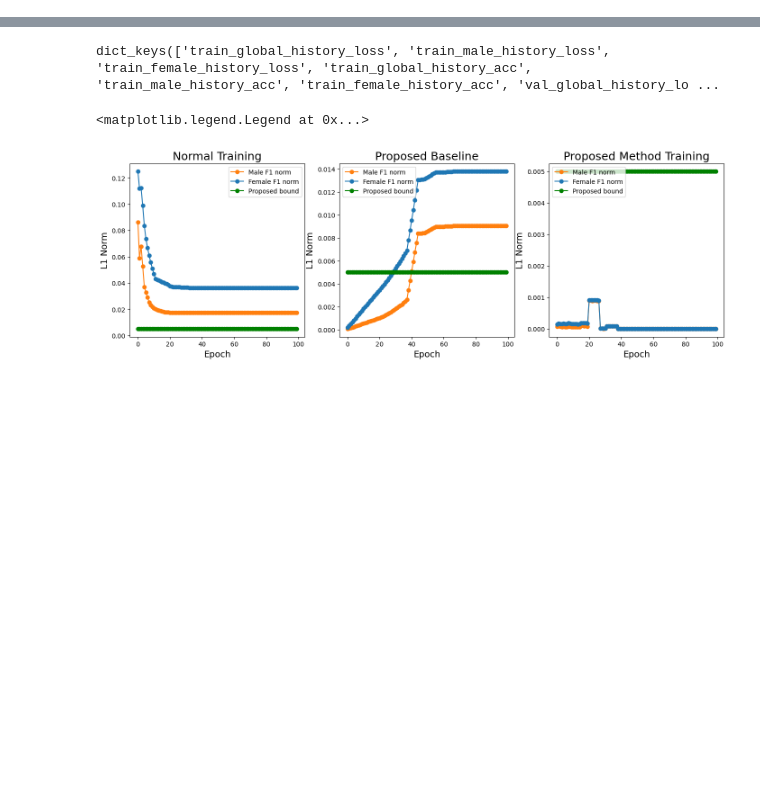
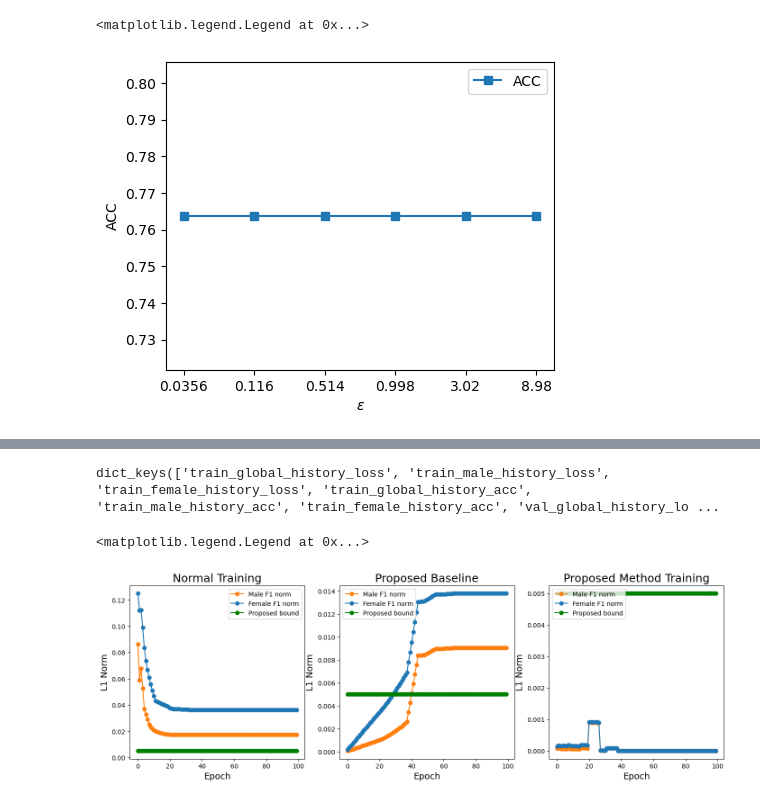
Before and after one commit to khangtran2020/FairDP, a Jupyter notebook: Error_Analysis.ipynb, the cells around one changed output, grey strips where cells are left out. Drawn from its saved outputs; the diff is of its cells as text; code cells hidden in the pictures; blank space fills up the shorter version.

```diff
--- a/Error_Analysis.ipynb
+++ b/Error_Analysis.ipynb
@@ -9,0 +9,10 @@ def bound(noise_scale):
+# %%
+file_path = 'results/dict/'
+file_name = os.listdir(file_path)
+# %%
+noise_scale = [100.0, 35.0, 9.0, 5.0, 2.0, 1.0]
+epsilon = [0.0356, 0.116, 0.514, 0.998, 3.02, 8.98]
+# %%
+performance_ = []
+indx = []
+fil = []
@@ -9,0 +21,19 @@ def bound(noise_scale):
+# %%
+for ns in noise_scale:
+    files = []
+    for f in file_name:
+        if 'sigma_{}'.format(ns) in f:
+            files.append(f)
+    best_performance_index_ns_100 = -1
+    best_performance = -1
+    best_file = None
+    for i, file in enumerate(files):
+        with open('{}{}'.format(file_path,file), 'rb') as f:
+            res = pickle.load(f)
+            if res['test_history_acc'][-1] > best_performance:
+                best_performance = res['test_history_acc'][-1]
+                best_performance_index_ns_100 = i
+                best_file = file
+    performance_.append(best_performance)
+    indx.append(best_performance_index_ns_100)
+    fil.append(best_file)
@@ -53,0 +159,9 @@ plt.legend()
+# %%
+plt.plot(range(len(epsilon)), performance_, '-s', label=r'ACC')
+plt.ylabel(r'ACC')
+plt.xlabel(r'$\epsilon$')
+plt.xticks(range(len(epsilon)), epsilon)
+plt.legend()
+# %% [output]
+<matplotlib.legend.Legend at 0x...>
+[figure, added]
```
Also changed, not shown: parts of 17 cells of this notebook, 5 other files.
